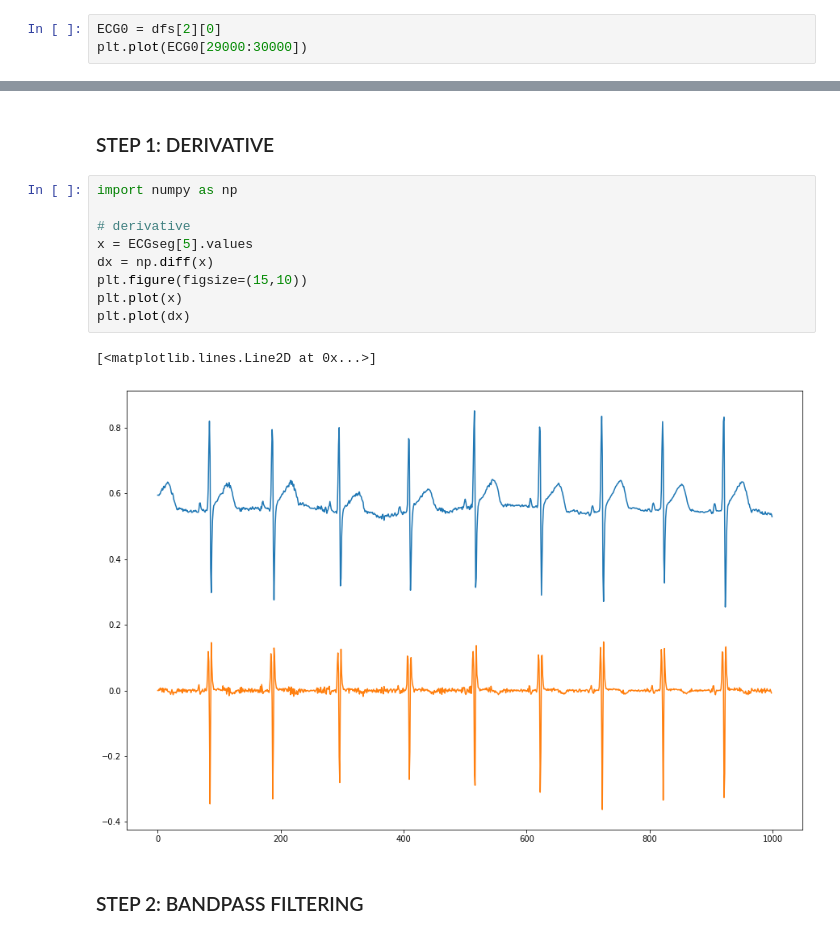
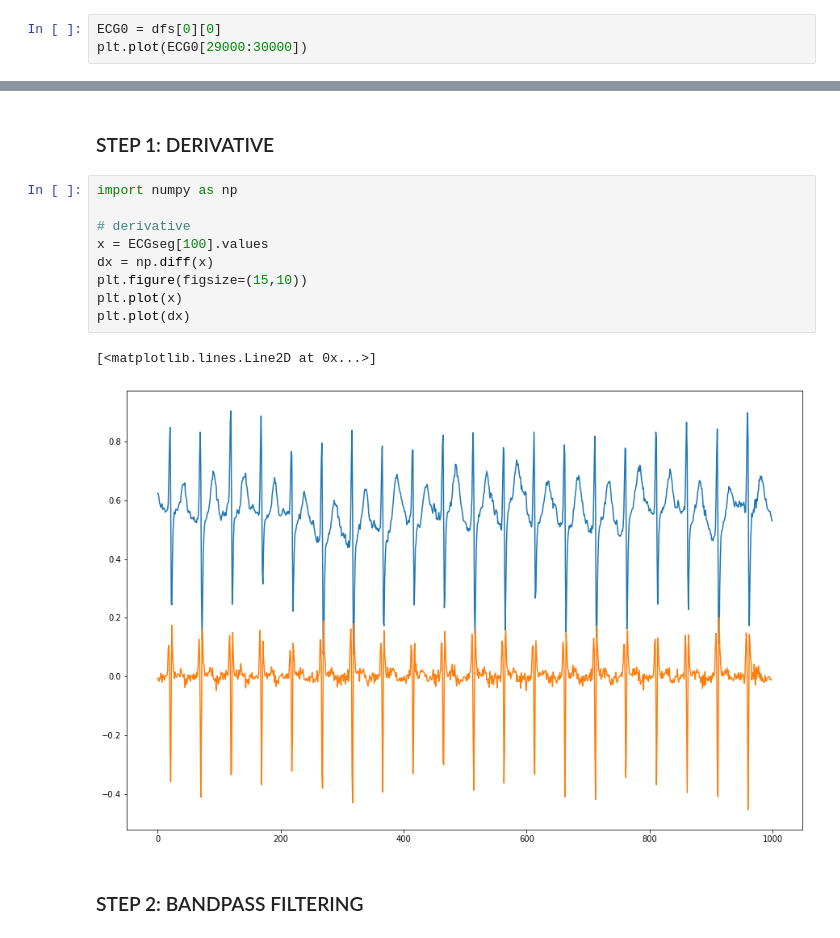
Before and after one commit to LongNguyen1984/TimeSeriesWithPython, a Jupyter notebook: HR_DNN.ipynb, the cells around one changed output, grey strips where cells are left out. Cells and saved outputs as stored; diff of their text form.

```diff
--- a/HR_DNN.ipynb
+++ b/HR_DNN.ipynb
@@ -118,7 +105,7 @@ print(len(hrdfs[2][0]))
 # %% [markdown]
 ## Compute heart rate
 # %%
-ECG0 = dfs[2][0]
+ECG0 = dfs[0][0]
 plt.plot(ECG0[29000:30000])
 # %% [output]
 [<matplotlib.lines.Line2D at 0x...>]
@@ -166,15 +153,15 @@ reference: **Peak Detection Algorithm for ECG wave**
 # %%
 import numpy as np
 
 # derivative
-x = ECGseg[5].values
+x = ECGseg[100].values
 dx = np.diff(x)
 plt.figure(figsize=(15,10))
 plt.plot(x)
 plt.plot(dx)
 # %% [output]
 [<matplotlib.lines.Line2D at 0x...>]
-[figure, old version]
+[figure, new version]
 # %% [markdown]
 ### STEP 2: BANDPASS FILTERING
 # %%
```
Also changed, not shown: parts of 28 cells of this notebook.
